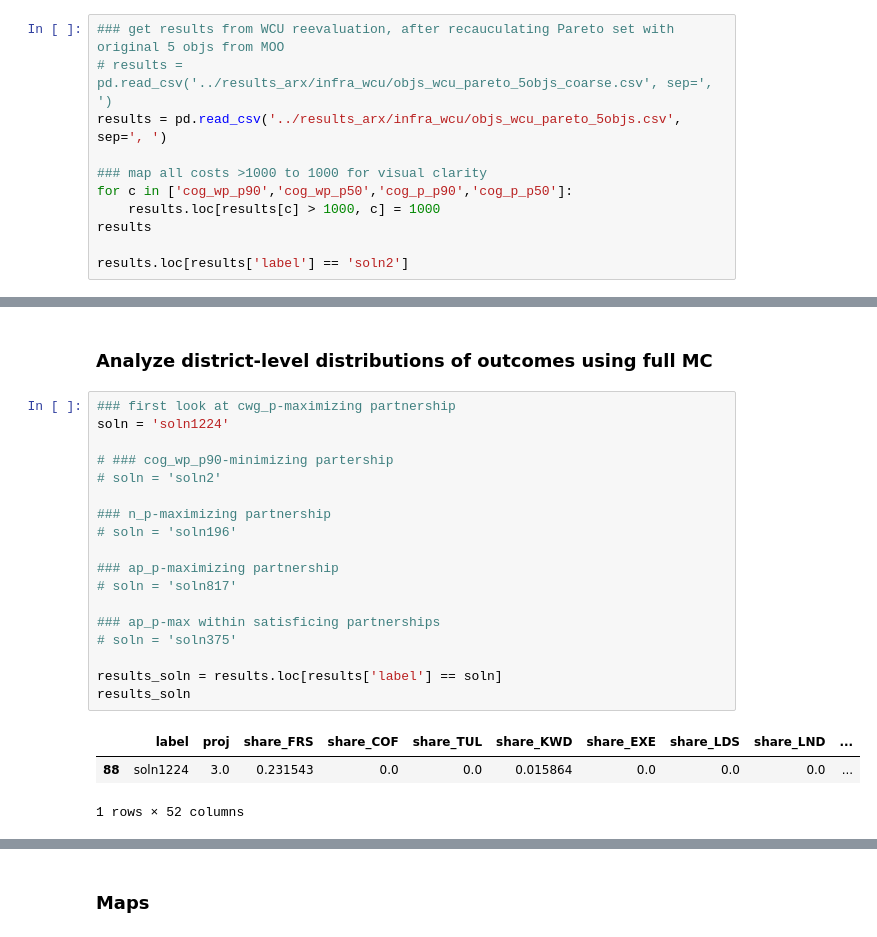
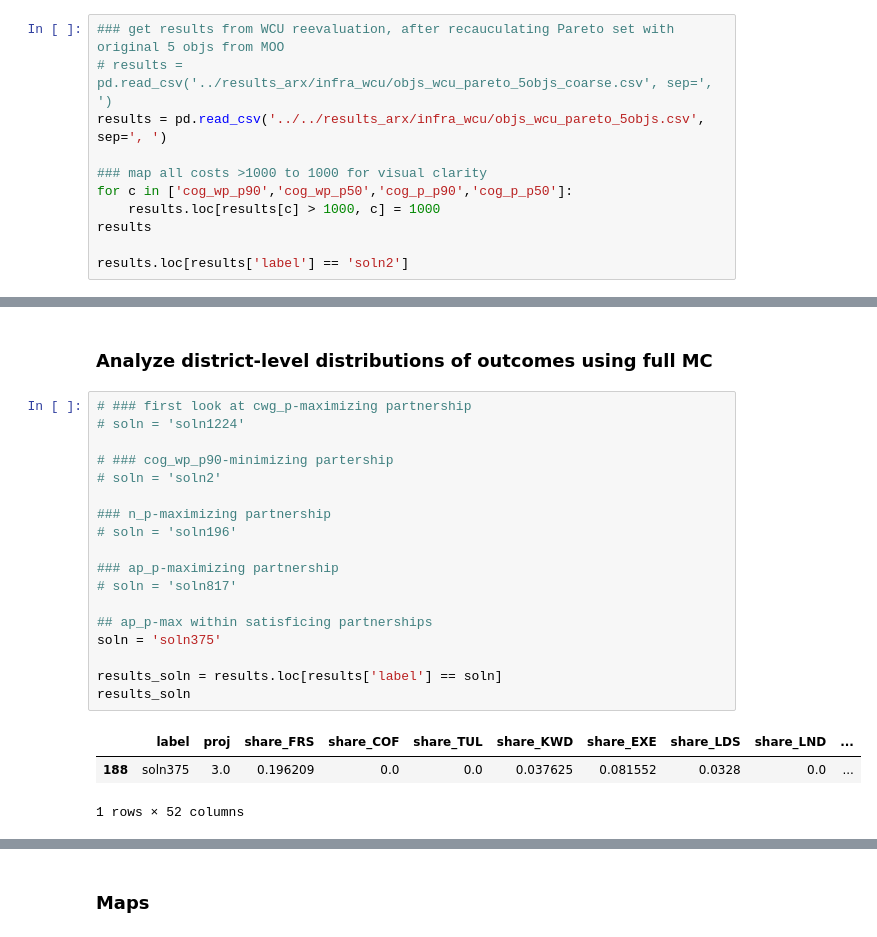
Before and after one commit to hbz5000/CALFEWS, a Jupyter notebook: MORDM_experiment/paper1/wcu_analysis.ipynb, the cells around one changed output, grey strips where cells are left out. Cells and saved outputs as stored; diff of their text form.

```diff
--- a/MORDM_experiment/paper1/wcu_analysis.ipynb
+++ b/MORDM_experiment/paper1/wcu_analysis.ipynb
@@ -20,7 +20,7 @@ fig_dir = 'figs/'
 # %%
 ### get results from WCU reevaluation, after recauculating Pareto set with original 5 objs from MOO
 # results = pd.read_csv('../results_arx/infra_wcu/objs_wcu_pareto_5objs_coarse.csv', sep=', ')
-results = pd.read_csv('../results_arx/infra_wcu/objs_wcu_pareto_5objs.csv', sep=', ')
+results = pd.read_csv('../../results_arx/infra_wcu/objs_wcu_pareto_5objs.csv', sep=', ')
 
 ### map all costs >1000 to 1000 for visual clarity
 for c in ['cog_wp_p90','cog_wp_p50','cog_p_p90','cog_p_p50']:
@@ -728,26 +728,26 @@ Index(['label', 'proj', 'share_FRS', 'share_COF', 'share_TUL', 'share_KWD',
 # %% [markdown]
 ### Analyze district-level distributions of outcomes using full MC
 # %%
-### first look at cwg_p-maximizing partnership
-soln = 'soln1224'
+# ### first look at cwg_p-maximizing partnership
+# soln = 'soln1224'
 
 # ### cog_wp_p90-minimizing partership
 # soln = 'soln2'
 
 ### n_p-maximizing partnership
 # soln = 'soln196'
 
 ### ap_p-maximizing partnership
 # soln = 'soln817'
 
-### ap_p-max within satisficing partnerships
-# soln = 'soln375'
+## ap_p-max within satisficing partnerships
+soln = 'soln375'
 
 results_soln = results.loc[results['label'] == soln]
 results_soln
 # %% [output]
 |  | label | proj | share_FRS | share_COF | share_TUL | share_KWD | share_EXE | share_LDS | share_LND | ... |
-| 88 | soln1224 | 3.0 | 0.231543 | 0.0 | 0.0 | 0.015864 | 0.0 | 0.0 | 0.0 | ... |
+| 188 | soln375 | 3.0 | 0.196209 | 0.0 | 0.0 | 0.037625 | 0.081552 | 0.0328 | 0.0 | ... |
 1 rows × 52 columns
 # %%
 ### get partners with nonzero shares, ordered by share
```
Also changed, not shown: parts of 18 cells of this notebook, 3 other files.
